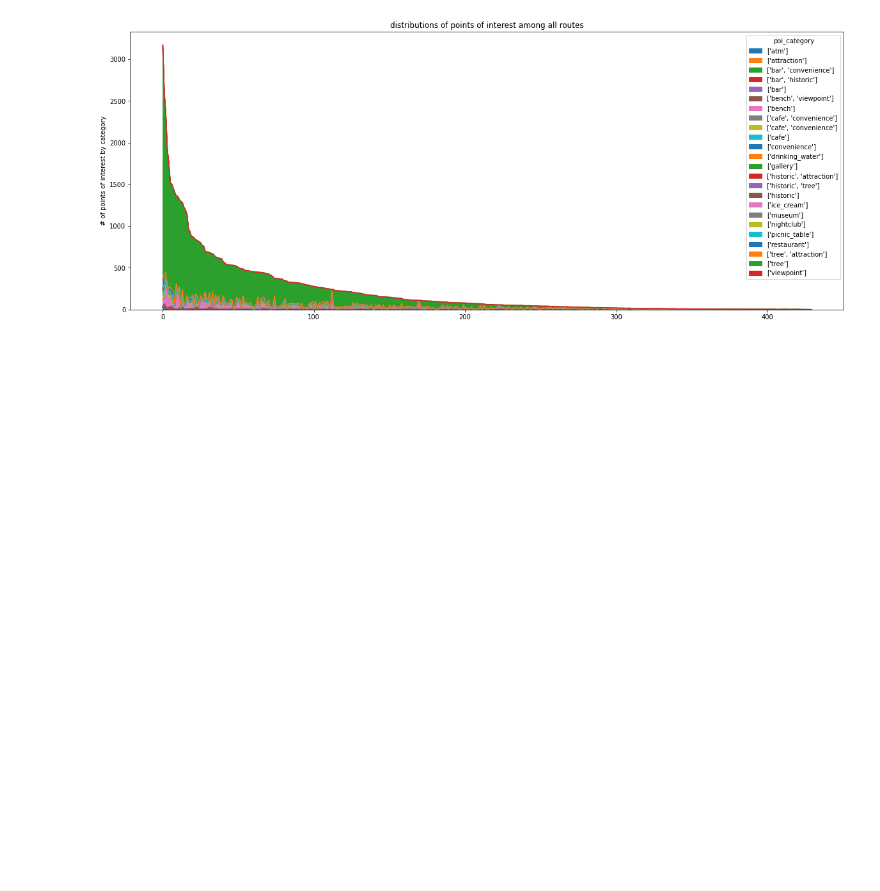
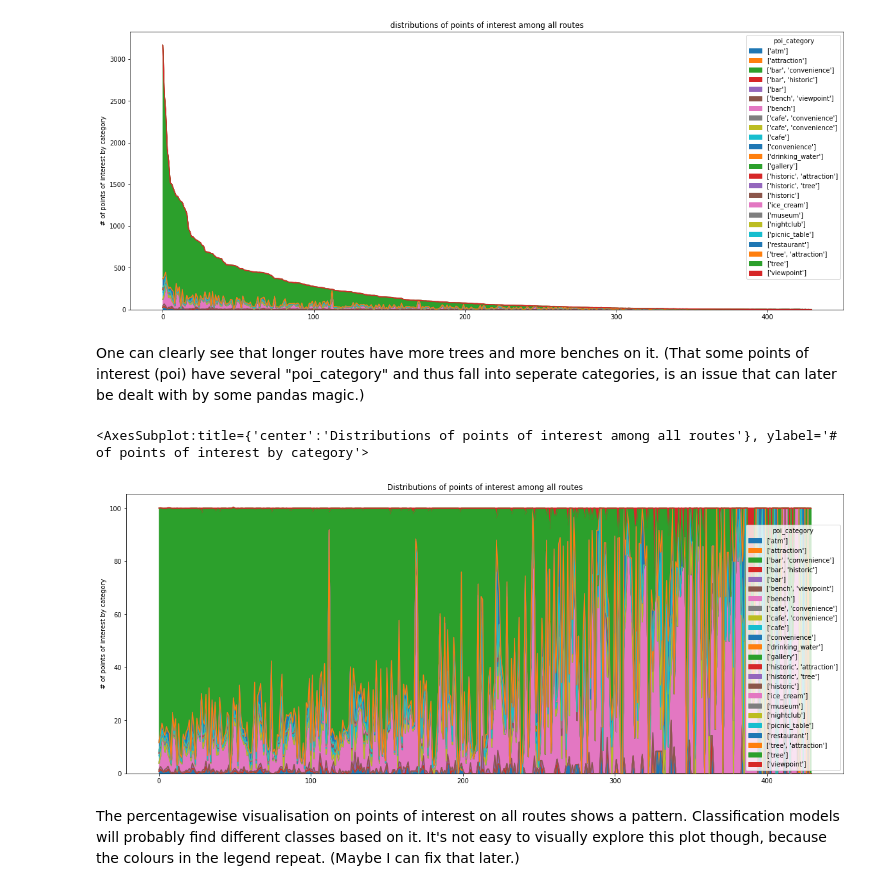
Before and after one commit to TechLabs-Berlin/wt21-way-to-go, a Jupyter notebook: data_visualisation/data_visualisation_stefanie.ipynb, the cells around one changed output. Drawn from its saved outputs; the diff is of its cells as text; code cells hidden in the pictures; blank space fills up the shorter version.

Commit message:
added normalised plot of poi categories per route

```diff
--- a/data_visualisation/data_visualisation_stefanie.ipynb
+++ b/data_visualisation/data_visualisation_stefanie.ipynb
@@ -100,18 +100,17 @@ The plot confirms, that we're currently not having the best quality data! Only 4
 # %% [markdown]
 Finding out about how categories are distributed within the routes
 # %%
-# Stacked bar plot to see the distributions of points of interest among all routes (absolute numbers)
+# Stacked bar plot to see the distributions of points of interest on all routes (absolute numbers)
 columns_to_plot = ["['atm']", "['attraction']", "['bar', 'convenience']", "['bar', 'historic']", "['bar']", "['bench', 'viewpoint']", "['bench']", "['cafe', 'convenience']", "['cafe', 'convenience']", "['cafe']", "['convenience']", "['drinking_water']", "['gallery']", "['historic', 'attraction']", "['historic', 'tree']", "['historic']", "['ice_cream']", "['museum']", "['nightclub']", "['picnic_table']", "['restaurant']", "['tree', 'attraction']", "['tree']", "['viewpoint']"]
 gdf_categoriesperroute = gdf_jointdata.groupby(by=['route_id', 'poi_category']).size().reset_index() #.sort_values(by='route_id', ascending=False, inplace=True)
 gdf_categoriesperroute.rename(columns={0:'count'}, inplace=True)
 gdf_categoriesperroute_wide = gdf_categoriesperroute.pivot(index='route_id', columns='poi_category', values="count")
-gdf_categoriesperroute_wide['sum'] = gdf_categoriesperroute_wide.sum(axis=1, skipna=True) # sorting by sum of poi per route
-gdf_categoriesperroute_wide.sort_values(by='sum', ascending=False, inplace=True)
+gdf_categoriesperroute_wide['sum'] = gdf_categoriesperroute_wide.sum(axis=1, skipna=True) # new column with sum of poi per route
+gdf_categoriesperroute_wide.sort_values(by='sum', ascending=False, inplace=True) # sorting by sum of poi per route
 gdf_categoriesperroute_wide.plot.area(
     stacked=True,
     use_index=False,
     y = columns_to_plot,
-    rot=0,
     ylabel="# of points of interest by category",
     title="Distributions of points of interest among all routes",
     figsize=(20,8)
@@ -119,3 +118,28 @@ gdf_categoriesperroute_wide.plot.area(
 # %% [output]
 <AxesSubplot:title={'center':'distributions of points of interest among all routes'}, ylabel='# of points of interest by category'>
 [figure]
+# %% [markdown]
+One can clearly see that longer routes have more trees and more benches on it.
+(That some points of interest (poi) have several "poi_category" and thus fall into seperate categories, is an issue that can later be dealt with by some pandas magic.)
+# %%
+# Stacked bar plot to see the distributions of points of interest on all routes (percentages)
+columns_to_plot = ["['atm']", "['attraction']", "['bar', 'convenience']", "['bar', 'historic']", "['bar']", "['bench', 'viewpoint']", "['bench']", "['cafe', 'convenience']", "['cafe', 'convenience']", "['cafe']", "['convenience']", "['drinking_water']", "['gallery']", "['historic', 'attraction']", "['historic', 'tree']", "['historic']", "['ice_cream']", "['museum']", "['nightclub']", "['picnic_table']", "['restaurant']", "['tree', 'attraction']", "['tree']", "['viewpoint']"]
+gdf_categoriesperroute = gdf_jointdata.groupby(by=['route_id', 'poi_category']).size().reset_index() #.sort_values(by='route_id', ascending=False, inplace=True)
+gdf_categoriesperroute.rename(columns={0:'count'}, inplace=True)
+gdf_categoriesperroute_wide = gdf_categoriesperroute.pivot(index='route_id', columns='poi_category', values="count")
+gdf_categoriesperroute_wide['sum'] = gdf_categoriesperroute_wide.sum(axis=1, skipna=True) # new column with sum of poi per route
+gdf_categoriesperroute_wide.sort_values(by='sum', ascending=False, inplace=True) # sorting by sum of poi per route
+gdf_categoriesperroute_wide = gdf_categoriesperroute_wide.apply(lambda x: 100 * x / gdf_categoriesperroute_wide['sum']) # percentages instead of absolute numbers
+gdf_categoriesperroute_wide.plot.area(
+    stacked=True,
+    use_index=False,
+    y = columns_to_plot,
+    ylabel="# of points of interest by category",
+    title="Distributions of points of interest among all routes",
+    figsize=(20,8)
+)
+# %% [output]
+<AxesSubplot:title={'center':'Distributions of points of interest among all routes'}, ylabel='# of points of interest by category'>
+[figure, added]
+# %% [markdown]
+The percentagewise visualisation on points of interest on all routes shows a pattern. Classification models will probably find different classes based on it. It's not easy to visually explore this plot though, because the colours in the legend repeat. (Maybe I can fix that later.)
```
